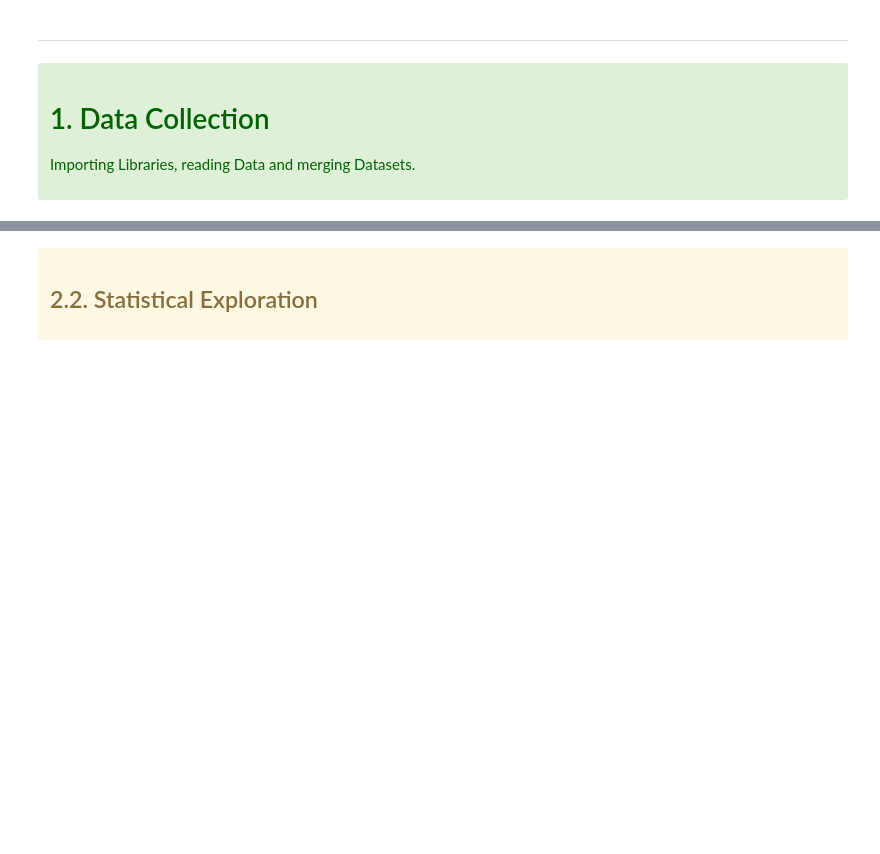
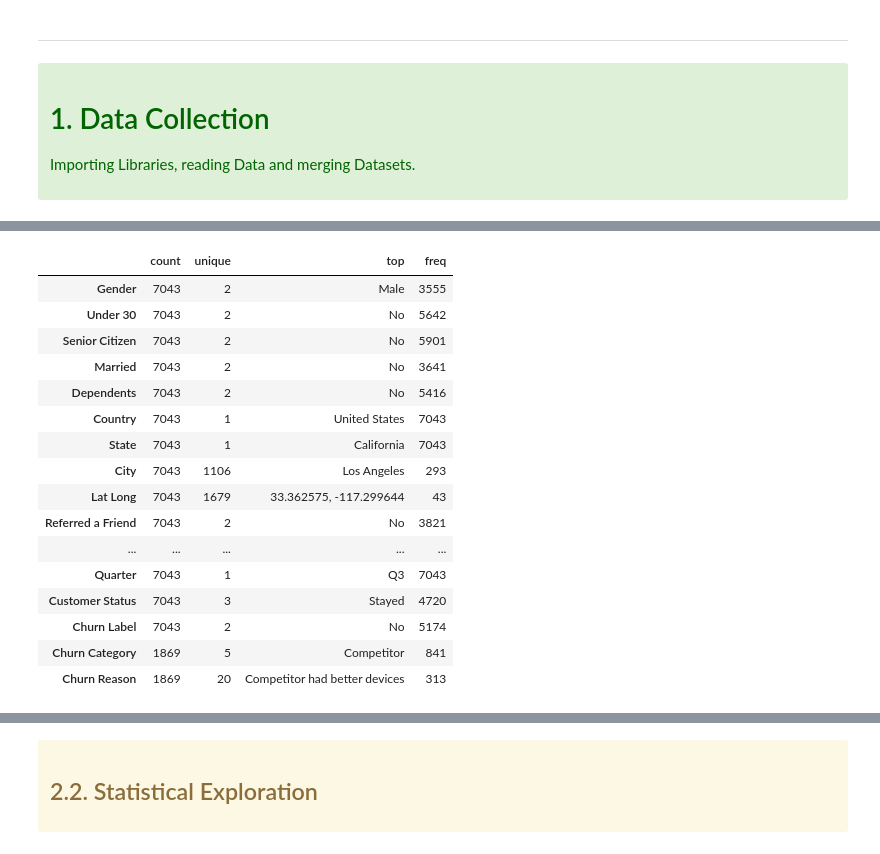
Before and after one commit to sarasustelosantos/bootcamp_group, a Jupyter notebook: Data_Exploration.ipynb, the cells around one changed output, grey strips where cells are left out. Saved outputs shown, nothing was run; the diff lists cells and outputs as text; code cells hidden in the pictures; blank space fills up the shorter version.

```diff
--- a/Data_Exploration.ipynb
+++ b/Data_Exploration.ipynb
@@ -57,3 +44,0 @@ location.head(2)
-# %%
-services = services.rename(columns={'Count': 'CountServ'})
-services.head(2)
@@ -65,3 +44,0 @@ services.head(2)
-# %%
-status = status.rename(columns={'Count': 'CountSta'})
-status.head(2)
@@ -169,0 +136,22 @@ Name: count, dtype: int64
+# %%
+# For qualitative features
+
+df.describe(include='O').T
+# %% [output]
+|  | count | unique | top | freq |
+| Gender | 7043 | 2 | Male | 3555 |
+| Under 30 | 7043 | 2 | No | 5642 |
+| Senior Citizen | 7043 | 2 | No | 5901 |
+| Married | 7043 | 2 | No | 3641 |
+| Dependents | 7043 | 2 | No | 5416 |
+| Country | 7043 | 1 | United States | 7043 |
+| State | 7043 | 1 | California | 7043 |
+| City | 7043 | 1106 | Los Angeles | 293 |
+| Lat Long | 7043 | 1679 | 33.362575, -117.299644 | 43 |
+| Referred a Friend | 7043 | 2 | No | 3821 |
+| ... | ... | ... | ... | ... |
+| Quarter | 7043 | 1 | Q3 | 7043 |
+| Customer Status | 7043 | 3 | Stayed | 4720 |
+| Churn Label | 7043 | 2 | No | 5174 |
+| Churn Category | 1869 | 5 | Competitor | 841 |
+| Churn Reason | 1869 | 20 | Competitor had better devices | 313 |
```
Also changed, not shown: parts of 21 cells of this notebook.
